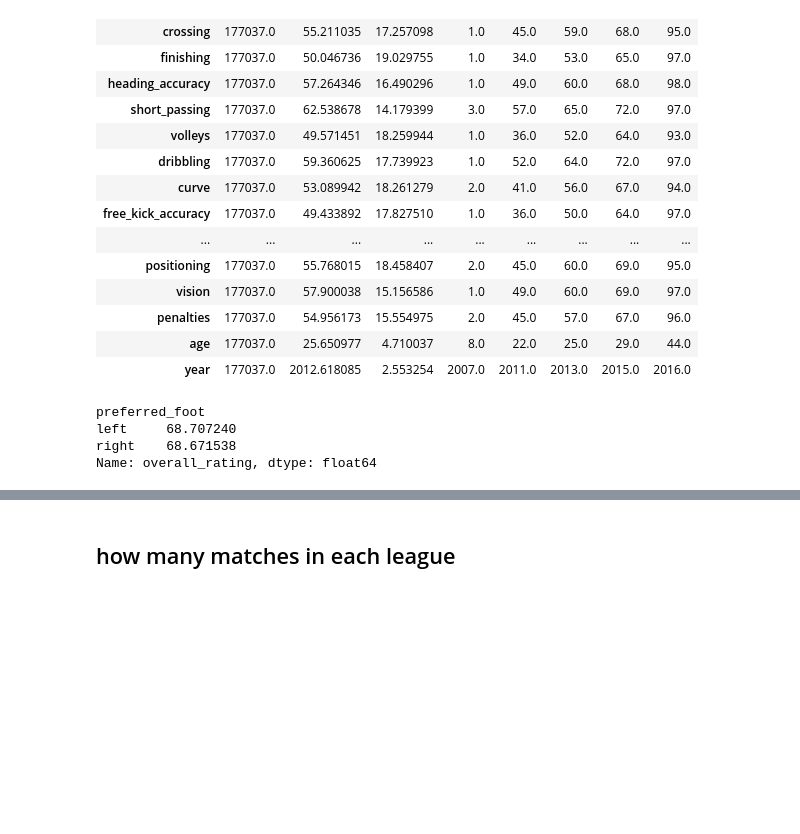
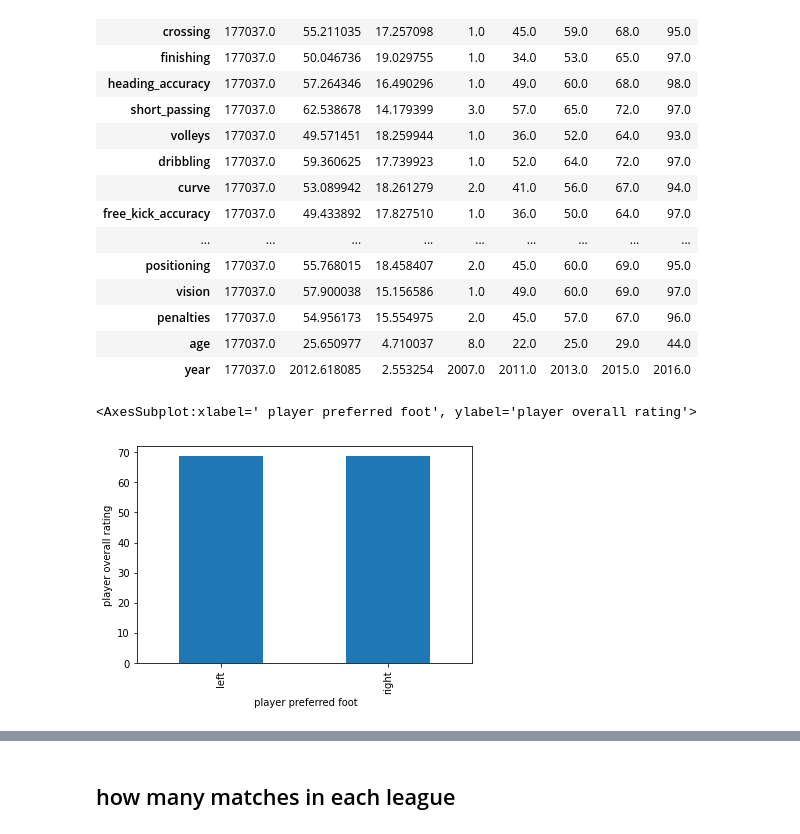
Before and after one commit to Kamnosho/Investigate_soccer_database, a Jupyter notebook: Investigate_Soccer_Database.ipynb, the cells around one changed output, grey strips where cells are left out. Cells and saved outputs as stored; diff of their text form; code cells hidden in the pictures; blank space fills up the shorter version.

```diff
--- a/Investigate_Soccer_Database.ipynb
+++ b/Investigate_Soccer_Database.ipynb
@@ -390,11 +392,11 @@ players.describe().transpose()
 | penalties | 177037.0 | 54.956173 | 15.554975 | 2.0 | 45.0 | 57.0 | 67.0 | 96.0 |
 | age | 177037.0 | 25.650977 | 4.710037 | 8.0 | 22.0 | 25.0 | 29.0 | 44.0 |
 | year | 177037.0 | 2012.618085 | 2.553254 | 2007.0 | 2011.0 | 2013.0 | 2015.0 | 2016.0 |
-# %%
-players.groupby(['preferred_foot'])['overall_rating'].mean()
-# %% [output]
-preferred_foot
-left     68.707240
-right    68.671538
-Name: overall_rating, dtype: float64
+# %%
+# plotting overall rating for players with preferred right and left foot:
+players.groupby(['preferred_foot'])['overall_rating'].mean().plot(kind='bar', xlabel=' player preferred foot',
+                                                                      ylabel='player overall rating')
+# %% [output]
+<AxesSubplot:xlabel=' player preferred foot', ylabel='player overall rating'>
+[figure, added]
 # %%
```
Also changed, not shown: parts of 39 cells of this notebook, 1 other file.
